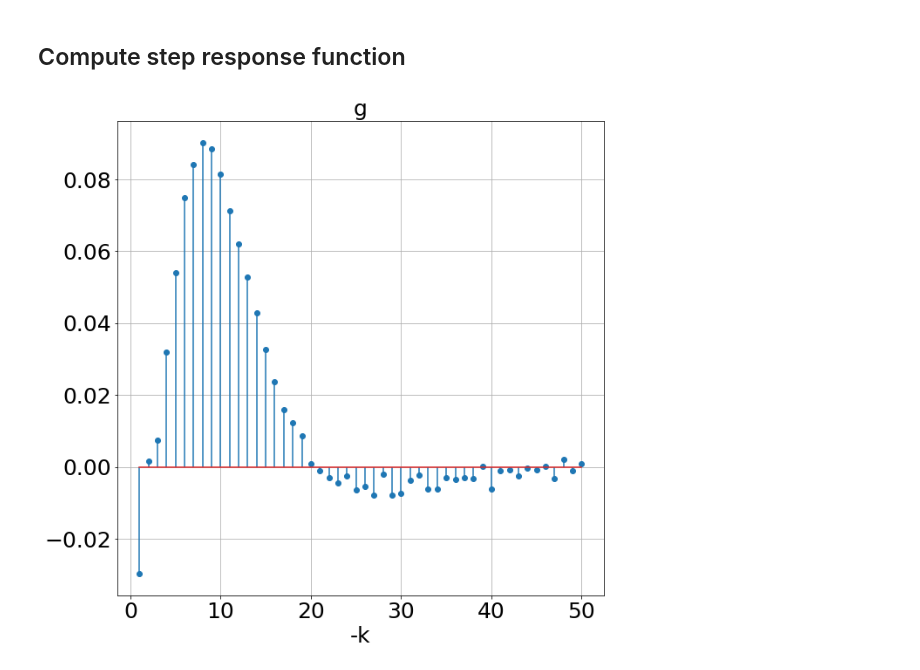
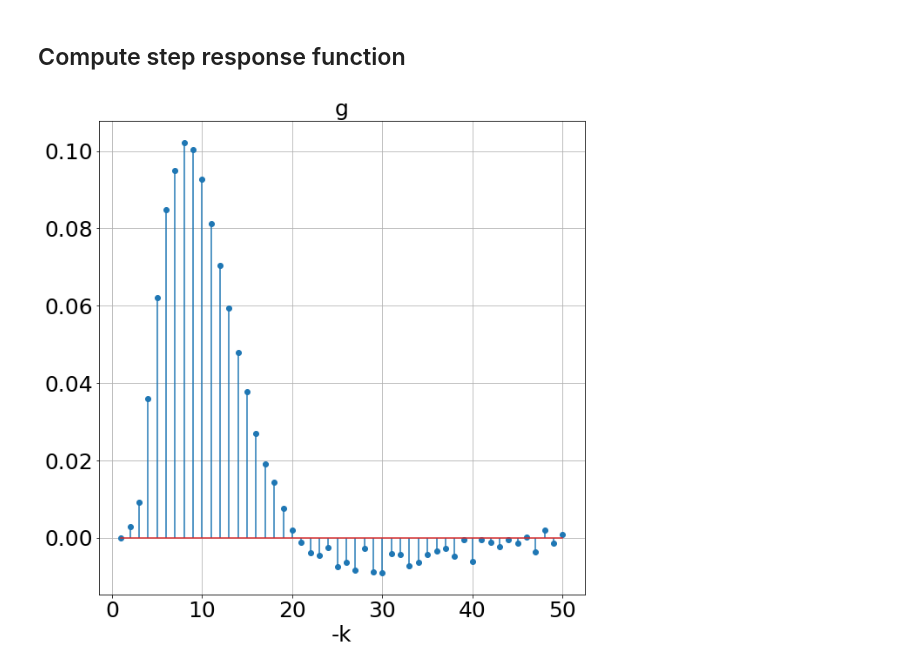
Before and after one commit to nyuhanc/BLA, a Jupyter notebook: BLA_main.ipynb, the cells around one changed output. Cells and saved outputs as stored; diff of their text form; code cells hidden in the pictures.

```diff
--- a/BLA_main.ipynb
+++ b/BLA_main.ipynb
@@ -139,34 +139,45 @@ if len(u1_set) != 3:
 
 u1_max = np.max(u1_set)
 u1_med = np.median(u1_set)
 u1_min = np.min(u1_set)
 
 u1_bin = []
 for i in df1['u']:
     if i == u1_max: u1_bin.append(1)
     if i == u1_med: u1_bin.append(0)
     if i == u1_min: u1_bin.append(-1)
 
 # Find the locations of the rising edges in the input
 rising_indices = np.where(np.diff(u1_bin) == 2)[0] + 1
 falling_indices = np.where(np.diff(u1_bin) == -2)[0] + 1
 
 impulse_responses_rising = np.asarray([y1[i:i+50] for i in rising_indices][1:]) # exclude the first one because different (starting from zero)
 impulse_responses_falling = np.asarray([-y1[i:i+50] for i in falling_indices][:-1]) # exclude the last one because it is shorter
 impulse_responses = np.vstack([impulse_responses_rising,impulse_responses_falling])
 
-impulse_response = (np.mean(impulse_responses, axis=0) + 1)/ 2 # + 1)/ 2 because -1 to 1
+# # plot all responses
+# for c, i in enumerate(impulse_responses):
+#     plt.plot(np.arange(1,51),i)
+#     print(c)
+#     plt.show()
+# delete a response that does not look right
+impulse_responses = np.delete(impulse_responses,10,axis=0)
 
-g = [impulse_response[0]]
+# average responses (we only care about the gradient (except for g_0)
+impulse_response = (np.mean(impulse_responses, axis=0))
+
+g = [0] # works better if we set it to zero rather than to np.mean(impulse_responses_rising, axis=0)[0] / 2
 for i in range(1, len(impulse_response)):
-    g.append(impulse_response[i]-impulse_response[i-1])
+    g.append((impulse_response[i]-impulse_response[i-1])/2) # /2 cuz steps size=2 (from -1 to 1)
+
+#g = np.roll(g,-1)
 
 # Plotting the Impulse Response
 fig, axn = plt.subplots(1,1,figsize=(10,10))
 plt.stem(np.arange(1,51),g)
 plt.title('g')
 plt.xlabel('-k')
 plt.grid(True)
 plt.show()
 # %% [output]
-[figure, old version]
+[figure, new version]
```
Also changed, not shown: parts of 9 cells of this notebook, 1 other file.
